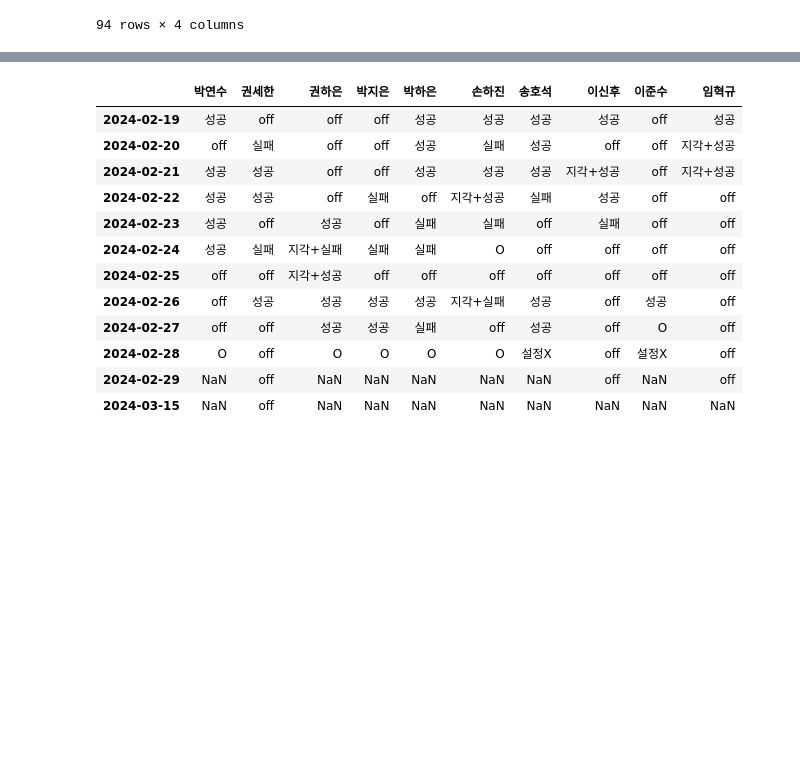
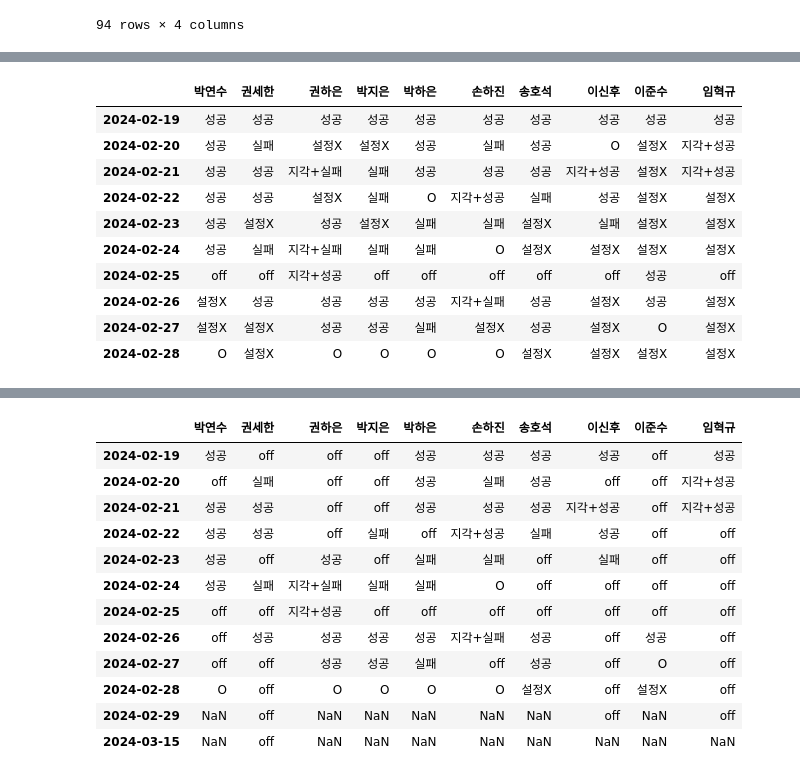
Before and after one commit to kitewatermelon/payorstudy, a Jupyter notebook: test.ipynb, the cells around one changed output, grey strips where cells are left out. Saved outputs shown, nothing was run; the diff lists cells and outputs as text; code cells hidden in the pictures; blank space fills up the shorter version.

```diff
--- a/test.ipynb
+++ b/test.ipynb
@@ -251,6 +265,20 @@ for index in range(len_of_rows):
         elif len(result_fail)  > 1:
             설정맵.loc[date_str, USER] = '지각+실패'
             continue
+# %%
+설정맵
+# %% [output]
+|  | 박연수 | 권세한 | 권하은 | 박지은 | 박하은 | 손하진 | 송호석 | 이신후 | 이준수 | 임혁규 |
+| 2024-02-19 | 성공 | 성공 | 성공 | 성공 | 성공 | 성공 | 성공 | 성공 | 성공 | 성공 |
+| 2024-02-20 | 성공 | 실패 | 설정X | 설정X | 성공 | 실패 | 성공 | O | 설정X | 지각+성공 |
+| 2024-02-21 | 성공 | 성공 | 지각+실패 | 실패 | 성공 | 성공 | 성공 | 지각+성공 | 설정X | 지각+성공 |
+| 2024-02-22 | 성공 | 성공 | 설정X | 실패 | O | 지각+성공 | 실패 | 성공 | 설정X | 설정X |
+| 2024-02-23 | 성공 | 설정X | 성공 | 설정X | 실패 | 실패 | 설정X | 실패 | 설정X | 설정X |
+| 2024-02-24 | 성공 | 실패 | 지각+실패 | 실패 | 실패 | O | 설정X | 설정X | 설정X | 설정X |
+| 2024-02-25 | off | off | 지각+성공 | off | off | off | off | off | 성공 | off |
+| 2024-02-26 | 설정X | 성공 | 성공 | 성공 | 성공 | 지각+실패 | 성공 | 설정X | 성공 | 설정X |
+| 2024-02-27 | 설정X | 설정X | 성공 | 성공 | 실패 | 설정X | 성공 | 설정X | O | 설정X |
+| 2024-02-28 | O | 설정X | O | O | O | O | 설정X | 설정X | 설정X | 설정X |
 # %%
 # off 코드
 for index in range(len_of_rows):
```
Also changed, not shown: parts of 4 cells of this notebook.
